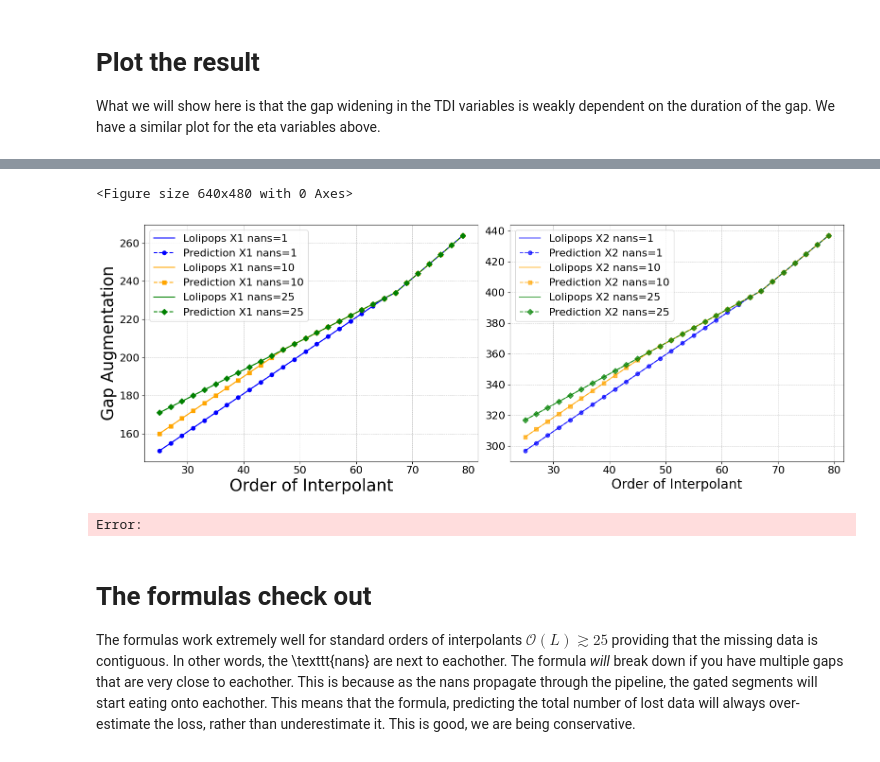
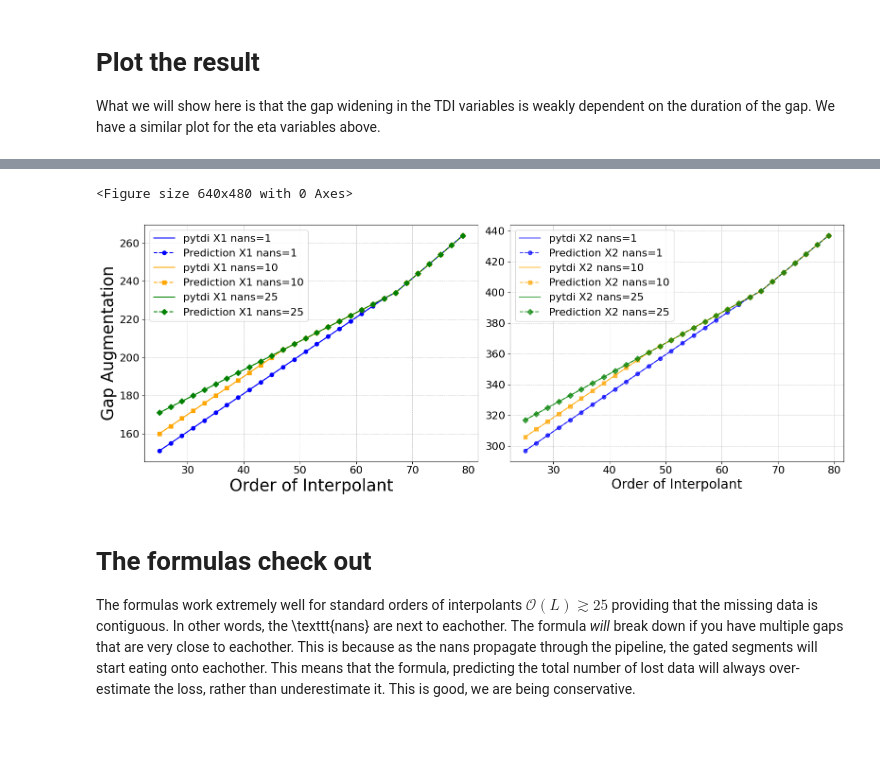
Before and after one commit to OllieBurke/gaps_tdi, a Jupyter notebook: notebooks/investigation_gap_widening.ipynb, the cells around one changed output, grey strips where cells are left out. Cells and saved outputs as stored; diff of their text form; code cells hidden in the pictures.

```diff
--- a/notebooks/investigation_gap_widening.ipynb
+++ b/notebooks/investigation_gap_widening.ipynb
@@ -35,0 +50,6 @@ The autoreload extension is already loaded. To reload it, use:
+# %%
+from pytdi import Data
+
+from pytdi.michelson import compute_factorized_michelson
+
+data = Data.from_instrument(instr)
@@ -331,13 +331,13 @@ colors = ["blue", "orange", "green"]
 for idx, (N_nans, results) in enumerate(results_by_order.items()):
     # Extract data for this N_nans configuration
     orders = [result["order"] for result in results]
-    widening_gap_eta_lolipops = [result["widening_gap_eta_lolipops"] for result in results]
+    widening_gap_eta_pytdi = [result["widening_gap_eta_pytdi"] for result in results]
     widening_gap_eta_theory = [result["widening_gap_eta_theory"] for result in results]
 
-    # Plot lolipops results (solid lines)
+    # Plot pytdi results (solid lines)
     plt.plot(
-        orders, widening_gap_eta_lolipops,
-        label=f"Lolipops (N_nans={N_nans})",
+        orders, widening_gap_eta_pytdi,
+        label=f"PyTDI (N_nans={N_nans})",
         linestyle="-", color=colors[idx], zorder=1
     )
 
@@ -360,7 +360,7 @@ plt.tick_params(axis="both", which="major", labelsize=16)
 
 # Save and show the plot
 plt.tight_layout()
-plt.savefig("../Plots/gap_widening_comparison_all_configs.png", dpi=300)  # Save as a high-resolution image
+# plt.savefig("../Plots/gap_widening_comparison_all_configs.png", dpi=300)  # Save as a high-resolution image
 plt.show()
 # %% [output]
 <Figure size 640x480 with 0 Axes>
@@ -465,8 +445,8 @@ import matplotlib.pyplot as plt
 
 # Extract data from results
 N_nans_values = [result["N_nans"] for result in results_TDI_testing_N_nans]
-widening_gap_X1_lolipops = [result["widening_gap_X1_lolipops"] for result in results_TDI_testing_N_nans]
-widening_gap_X2_lolipops = [result["widening_gap_X2_lolipops"] for result in results_TDI_testing_N_nans]
+widening_gap_X1_pytdi = [result["widening_gap_X1_pytdi"] for result in results_TDI_testing_N_nans]
+widening_gap_X2_pytdi = [result["widening_gap_X2_pytdi"] for result in results_TDI_testing_N_nans]
 widening_gap_X1_theory = [result["widening_gap_X1_theory"] for result in results_TDI_testing_N_nans]
 widening_gap_X2_theory = [result["widening_gap_X2_theory"] for result in results_TDI_testing_N_nans]
 
@@ -475,8 +455,8 @@ fig, (ax1, ax2) = plt.subplots(1, 2, figsize=(16, 6))
 
 # Plot X1 results on the left subplot
 ax1.plot(
-    N_nans_values, widening_gap_X1_lolipops,
-    label="Lolipops (X1)", linestyle="-", color="magenta"
+    N_nans_values, widening_gap_X1_pytdi,
+    label="PyTDI (X1)", linestyle="-", color="magenta"
 )
 ax1.plot(
     N_nans_values, widening_gap_X1_theory,
@@ -486,14 +466,14 @@ ax1.set_xscale("log")
 ax1.set_xlabel("Number of NaNs in telemetry", fontsize=14)
 ax1.set_ylabel("Gap Augmentation", fontsize=14)
 ax1.set_title("Gap Widening: X1 Variables", fontsize=16)
-ax1.legend(fontsize=12, loc="upper left")
+ax1.legend(fontsize=16, loc="upper left")
 ax1.grid(True, which="both", linestyle="--", linewidth=0.5)
 ax1.tick_params(axis="both", which="major", labelsize=12)
 
 # Plot X2 results on the right subplot
 ax2.plot(
-    N_nans_values, widening_gap_X2_lolipops,
-    label="Lolipops (X2)", linestyle="-", color="black"
+    N_nans_values, widening_gap_X2_pytdi,
+    label="PyTDI (X2)", linestyle="-", color="black"
 )
 ax2.plot(
     N_nans_values, widening_gap_X2_theory,
@@ -503,7 +483,7 @@ ax2.set_xscale("log")
 ax2.set_xlabel("Number of NaNs in telemetry", fontsize=14)
 # ax2.set_ylabel("Widening of Gap in X2 Variables", fontsize=14)
 ax2.set_title("Gap Widening: X2 Variables", fontsize=16)
-ax2.legend(fontsize=12, loc="upper left")
+ax2.legend(fontsize=16, loc="upper left")
 ax2.grid(True, which="both", linestyle="--", linewidth=0.5)
 ax2.tick_params(axis="both", which="major", labelsize=16)
 
@@ -607,13 +559,13 @@ colors = ["blue", "orange", "green"]
 for idx, (N_nans, results) in enumerate(TDI_results_by_order.items()):
     # Extract data for this N_nans configuration
     orders = [result["order"] for result in results]
-    widening_gap_X1_lolipops = [result["widening_gap_X1_lolipops"] for result in results]
+    widening_gap_X1_pytdi = [result["widening_gap_X1_pytdi"] for result in results]
     widening_gap_X1_theory = [result["widening_gap_X1_theory"] for result in results]
 
     # Plot X1 results on the left subplot
     ax1.plot(
-        orders, widening_gap_X1_lolipops,
-        label=f"Lolipops X1 nans={N_nans}",
+        orders, widening_gap_X1_pytdi,
+        label=f"pytdi X1 nans={N_nans}",
         linestyle="-", color=colors[idx], zorder=1
     )
     ax1.plot(
@@ -632,38 +584,37 @@ ax1.tick_params(axis="both", which="major", labelsize=16)
 
 # Loop through each gap configuration and plot the results for X2
 for idx, (N_nans, results) in enumerate(TDI_results_by_order.items()):
     # Extract data for this N_nans configuration
     orders = [result["order"] for result in results]
-    widening_gap_X2_lolipops = [result["widening_gap_X2_lolipops"] for result in results]
+    widening_gap_X2_pytdi = [result["widening_gap_X2_pytdi"] for result in results]
     widening_gap_X2_theory = [result["widening_gap_X2_theory"] for result in results]
 
     # Plot X2 results on the right subplot
     ax2.plot(
-        orders, widening_gap_X2_lolipops,
-        label=f"Lolipops X2 nans={N_nans}",
+        orders, widening_gap_X2_pytdi,
+        label=f"pytdi X2 nans={N_nans}",
         linestyle="-", color=colors[idx], zorder=1, alpha=0.7
     )
     ax2.plot(
         orders, widening_gap_X2_theory,
         label=f"Prediction X2 nans={N_nans}",
         marker=markers[idx], linestyle="--", color=colors[idx], zorder=2, alpha=0.7
     )
 
 # Customize the right subplot (X2)
 ax2.set_xlabel("Order of Interpolant", fontsize=20)
 # ax2.set_title(r"Gap Widening: $X_2$ Variables", fontsize=20)
 ax2.legend(fontsize=16, loc="upper left")
 ax2.grid(True, linestyle="--", linewidth=0.5)
 ax2.tick_params(axis="both", which="major", labelsize=16)
 
 # Adjust layout and show the plot
 plt.tight_layout()
 plt.savefig("gap_widening_comparison_TDI_subplots_change_gap_duration.png", dpi=300)  # Save as a high-resolution image
 plt.show()
 # %% [output]
 <Figure size 640x480 with 0 Axes>
-[figure, old version]
+[figure, new version]
-Error:
 # %% [markdown]
 # The formulas check out
 
```
Also changed, not shown: parts of 34 cells of this notebook, 2 other files.
